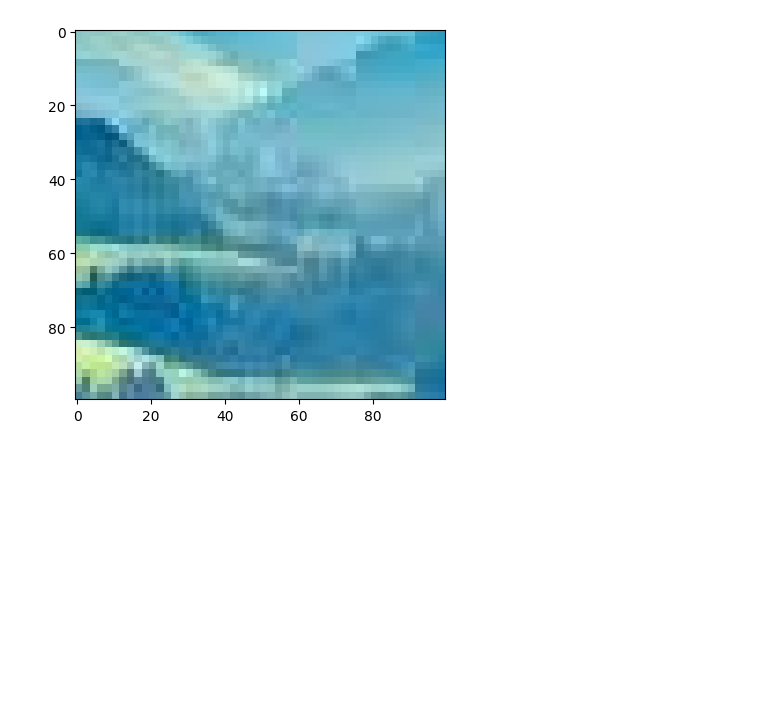
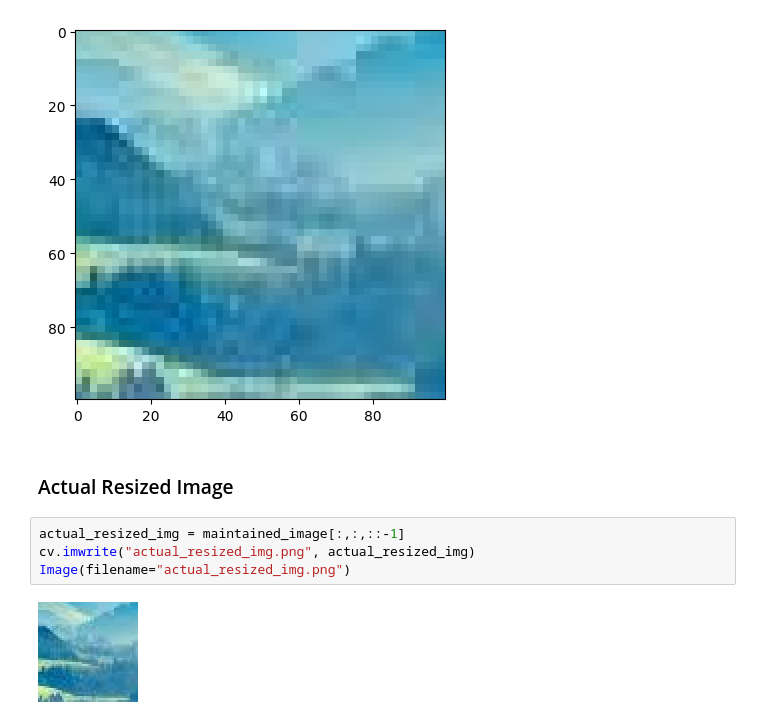
Before and after one commit to NiharP31/Open_CV_basics, a Jupyter notebook: Basic_Image_Manipulation.ipynb, the cells around one changed output. Saved outputs shown, nothing was run; the diff lists cells and outputs as text; blank space fills up the shorter version.

Commit message:
Image Flipping added

```diff
--- a/Basic_Image_Manipulation.ipynb
+++ b/Basic_Image_Manipulation.ipynb
@@ -109,3 +109,11 @@ plt.imshow(maintained_image)
 # %% [output]
 <matplotlib.image.AxesImage at 0x...>
 [figure]
+# %% [markdown]
+### Actual Resized Image
+# %%
+actual_resized_img = maintained_image[:,:,::-1]
+cv.imwrite("actual_resized_img.png", actual_resized_img)
+Image(filename="actual_resized_img.png")
+# %% [output]
+[figure, added]
```
Also changed, not shown: parts of 2 cells of this notebook.
